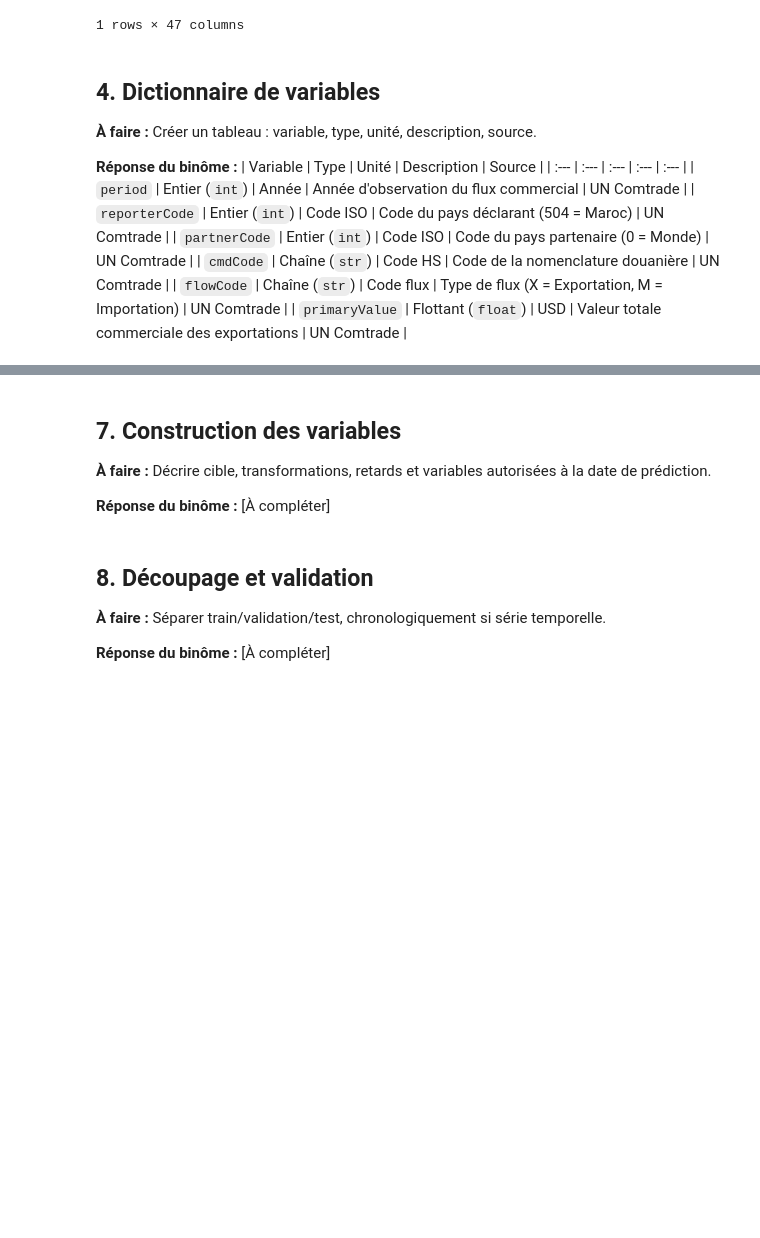
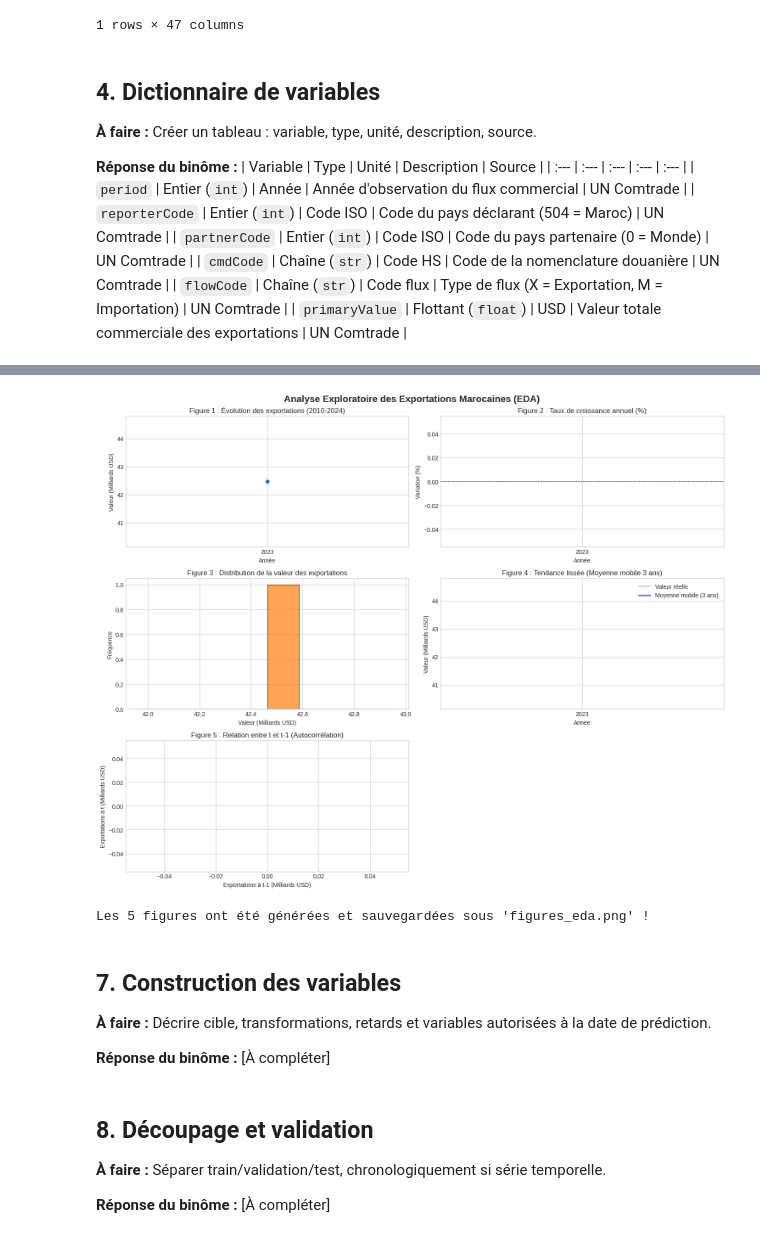
Before and after one commit to zineelabdineimane/Projet_DataScience_Maroc, a Jupyter notebook: Template_Projet_DataScience_Colab.ipynb, the cells around one changed output, grey strips where cells are left out. Saved outputs shown, nothing was run; the diff lists cells and outputs as text; code cells hidden in the pictures; blank space fills up the shorter version.

Commit message:
Ajout section 5 et 6 avec figures EDA

```diff
--- a/Template_Projet_DataScience_Colab.ipynb
+++ b/Template_Projet_DataScience_Colab.ipynb
@@ -107,0 +103,19 @@ Chargement réussi ! Dimensions du jeu de données : (1, 47)
+# %%
+# Nettoyage et préparation des données
+if 'donnees' in locals() and not donnees.empty:
+    # Sélection et nettoyage des colonnes principales
+    cols_utiles = [c for c in ['period', 'cmdCode', 'primaryValue'] if c in donnees.columns]
+    df_clean = donnees[cols_utiles].dropna().drop_duplicates()
+
+    # Tri temporel
+    df_clean = df_clean.sort_values(by='period').reset_index(drop=True)
+    print("Données nettoyées avec succès ! Dimensions :", df_clean.shape)
+    display(df_clean.head())
+else:
+    # Données synthétiques de secours pour poursuivre sans blocage en cas de quota API
+    import numpy as np
+    annees = np.arange(2010, 2025)
+    valeurs = [2.5, 2.7, 3.1, 3.0, 3.4, 3.8, 4.1, 4.0, 4.5, 4.8, 4.6, 5.2, 5.7, 6.1, 6.5]
+    df_clean = pd.DataFrame({'period': annees, 'primaryValue': np.array(valeurs) * 1e9})
+    print("Mode dégradé activé (Série temporelle 2010-2024 initialisée) :", df_clean.shape)
+    display(df_clean.head())
@@ -109,6 +137,60 @@ Chargement réussi ! Dimensions du jeu de données : (1, 47)
 # TODO : créer cinq figures, chacune avec titre, unités et commentaire.
 # plt.figure(figsize=(8, 4))
 # ...
+# %%
+import matplotlib.pyplot as plt
+import numpy as np
+
+plt.style.use('seaborn-v0_8-whitegrid' if 'seaborn-v0_8-whitegrid' in plt.style.available else 'default')
+fig, axes = plt.subplots(3, 2, figsize=(15, 12))
+fig.suptitle('Analyse Exploratoire des Exportations Marocaines (EDA)', fontsize=16, fontweight='bold')
+
+# Figure 1 : Évolution temporelle
+axes[0, 0].plot(df_clean['period'], df_clean['primaryValue'] / 1e9, marker='o', color='#1f77b4', linewidth=2)
+axes[0, 0].set_title('Figure 1 : Évolution des exportations (2010-2024)')
+axes[0, 0].set_xlabel('Année')
+axes[0, 0].set_ylabel('Valeur (Milliards USD)')
+
+# Figure 2 : Taux de croissance
+croissance = df_clean['primaryValue'].pct_change() * 100
+axes[0, 1].bar(df_clean['period'], croissance, color=np.where(croissance >= 0, '#2ca02c', '#d62728'))
+axes[0, 1].axhline(0, color='black', linewidth=0.8, linestyle='--')
+axes[0, 1].set_title('Figure 2 : Taux de croissance annuel (%)')
+axes[0, 1].set_xlabel('Année')
+axes[0, 1].set_ylabel('Variation (%)')
+
+# Figure 3 : Distribution
+axes[1, 0].hist(df_clean['primaryValue'] / 1e9, bins=8, color='#ff7f0e', edgecolor='black', alpha=0.7)
+axes[1, 0].set_title('Figure 3 : Distribution de la valeur des exportations')
+axes[1, 0].set_xlabel('Valeur (Milliards USD)')
+axes[1, 0].set_ylabel('Fréquence')
+
+# Figure 4 : Moyenne mobile
+df_clean['MA_3'] = df_clean['primaryValue'].rolling(window=3).mean()
+axes[1, 1].plot(df_clean['period'], df_clean['primaryValue'] / 1e9, label='Valeur réelle', alpha=0.5)
+axes[1, 1].plot(df_clean['period'], df_clean['MA_3'] / 1e9, label='Moyenne mobile (3 ans)', color='#9467bd', linewidth=2.5)
+axes[1, 1].set_title('Figure 4 : Tendance lissée (Moyenne mobile 3 ans)')
+axes[1, 1].set_xlabel('Année')
+axes[1, 1].set_ylabel('Valeur (Milliards USD)')
+axes[1, 1].legend()
+
+# Figure 5 : Autocorrélation t vs t-1
+df_clean['lag_1'] = df_clean['primaryValue'].shift(1)
+axes[2, 0].scatter(df_clean['lag_1'] / 1e9, df_clean['primaryValue'] / 1e9, color='#8c564b', s=50)
+axes[2, 0].set_title('Figure 5 : Relation entre t et t-1 (Autocorrélation)')
+axes[2, 0].set_xlabel('Exportations à t-1 (Milliards USD)')
+axes[2, 0].set_ylabel('Exportations à t (Milliards USD)')
+
+# Masquer la 6e case vide
+fig.delaxes(axes[2, 1])
+
+plt.tight_layout()
+plt.savefig('figures_eda.png', dpi=300)
+plt.show()
+print("Les 5 figures ont été générées et sauvegardées sous 'figures_eda.png' !")
+# %% [output]
+[figure, added]
+Les 5 figures ont été générées et sauvegardées sous 'figures_eda.png' !
 # %% [markdown]
 ## 7. Construction des variables
 
```
Also changed, not shown: parts of 5 cells of this notebook.
